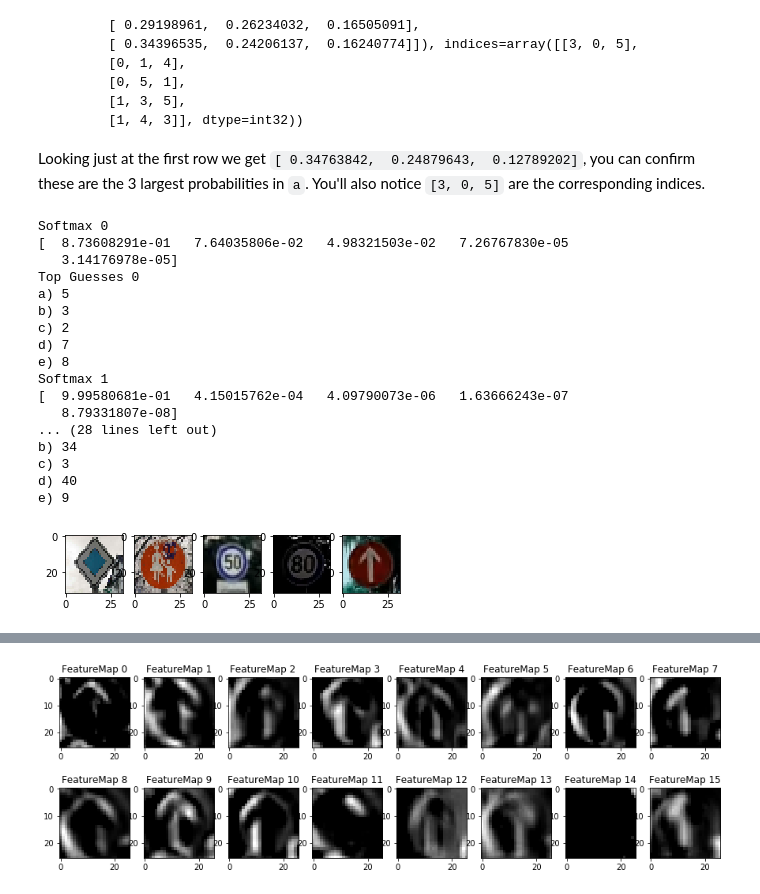
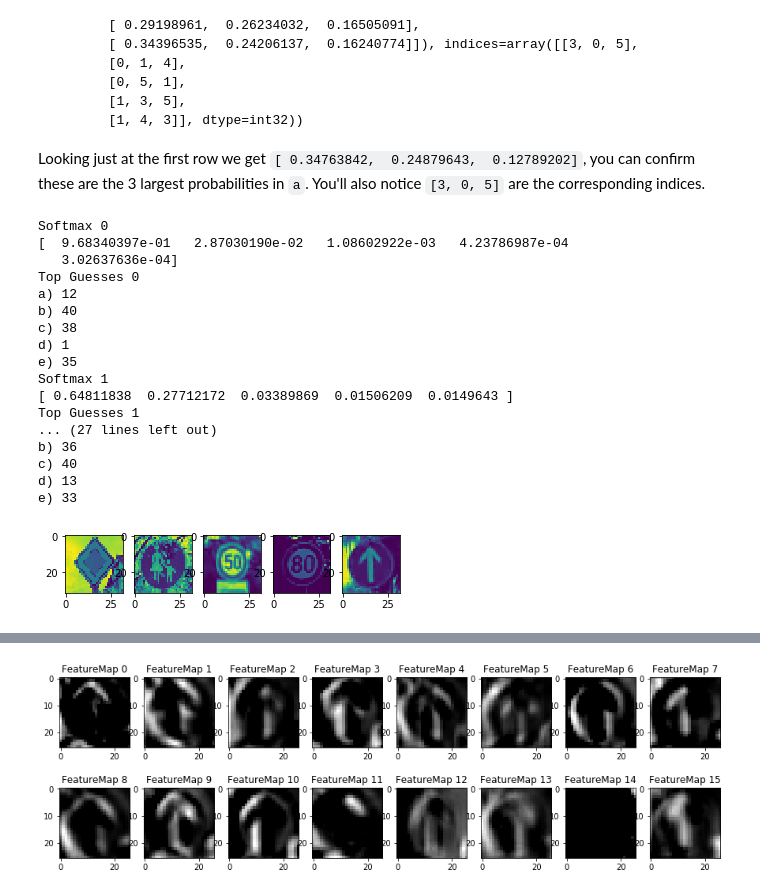
Before and after one commit to sorousharghavan/Udacity_SelfDriving_Car_Traffic_Sign_Classifier, a Jupyter notebook: Traffic_Sign_Classifier.ipynb, the cells around one changed output, grey strips where cells are left out. Drawn from its saved outputs; the diff is of its cells as text; code cells hidden in the pictures.

```diff
--- a/Traffic_Sign_Classifier.ipynb
+++ b/Traffic_Sign_Classifier.ipynb
@@ -482,50 +481,52 @@ Looking just at the first row we get `[ 0.34763842,  0.24879643,  0.12789202]`,
 # %%
 softmax_logits = tf.nn.softmax(logits)
 top_k = tf.nn.top_k(softmax_logits, k=5)
 
 with tf.Session() as sess:
     saver.restore(sess, tf.train.latest_checkpoint('.'))
+    X_test_processed, y_test_processed = process(test_images, [12, 27, 2, 5, 35])
+    X_test_processed_extend = X_test_processed[..., np.newaxis]
     #softmax_logits_out = sess.run(softmax_logits, feed_dict={x: X_test_processed})
-    top_k_out = sess.run(top_k, feed_dict={x: X_test_processed})
+    top_k_out = sess.run(top_k, feed_dict={x: X_test_processed_extend})
 
     plt.figure(1)
 
-    for i, image in enumerate(test_images):
+    for i, image in enumerate(X_test_processed):
         plt.subplot(151 + i)
         plt.imshow(image)
         guess1 = top_k_out[1][i][0]
         guess2 = top_k_out[1][i][1]
         guess3 = top_k_out[1][i][2]
         guess4 = top_k_out[1][i][3]
         guess5 = top_k_out[1][i][4]
         print("Softmax", i)
         #print(softmax_logits_out[i])
         print(top_k_out[0][i])
         print("Top Guesses", i)
         print("a)",guess1)
         print("b)",guess2)
         print("c)",guess3)
         print("d)",guess4)
         print("e)",guess5)
 # %% [output]
 Softmax 0
-[  8.73608291e-01   7.64035806e-02   4.98321503e-02   7.26767830e-05
-   3.14176978e-05]
+[  9.68340397e-01   2.87030190e-02   1.08602922e-03   4.23786987e-04
+   3.02637636e-04]
 Top Guesses 0
-a) 5
-b) 3
-c) 2
-d) 7
-e) 8
+a) 12
+b) 40
+c) 38
+d) 1
+e) 35
 Softmax 1
-[  9.99580681e-01   4.15015762e-04   4.09790073e-06   1.63666243e-07
-   8.79331807e-08]
-... (28 lines left out)
-b) 34
-c) 3
-d) 40
-e) 9
+[ 0.64811838  0.27712172  0.03389869  0.01506209  0.0149643 ]
+Top Guesses 1
+... (27 lines left out)
+b) 36
+c) 40
+d) 13
+e) 33
-[figure, old version]
+[figure, new version]
 # %% [markdown]
 ---
 
```
Also changed, not shown: parts of 5 cells of this notebook, 5 other files.
